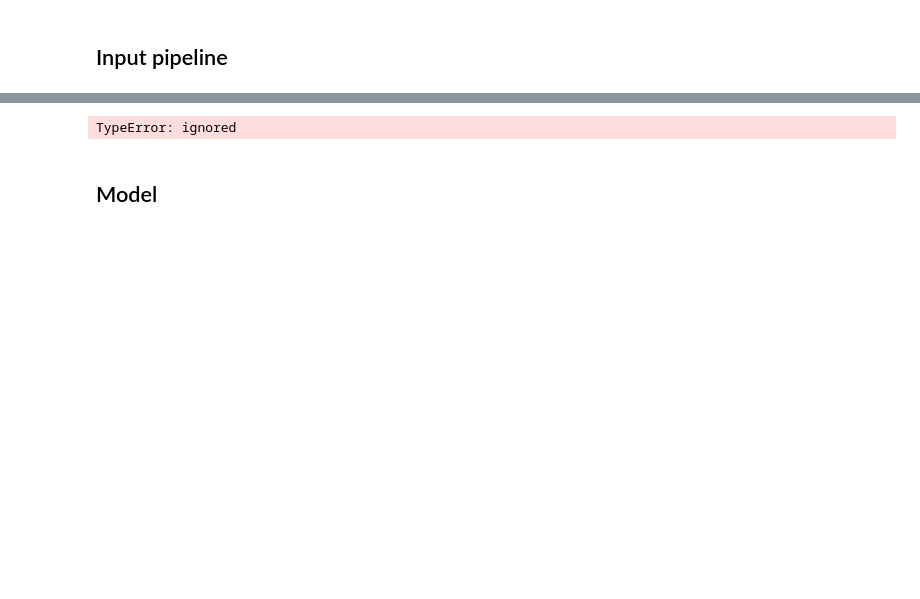
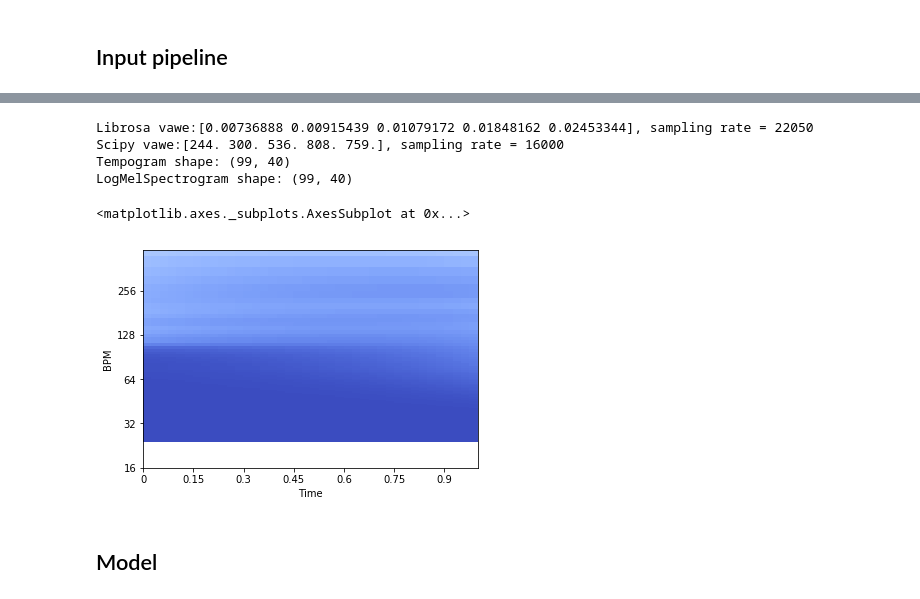
Before and after one commit to Mmiglio/SpeechRecognition, a Jupyter notebook: notebooks/Audio_features.ipynb, the cells around one changed output, grey strips where cells are left out. Drawn from its saved outputs; the diff is of its cells as text; code cells hidden in the pictures; blank space fills up the shorter version.

Commit message:
tempogram tests

```diff
--- a/notebooks/Audio_features.ipynb
+++ b/notebooks/Audio_features.ipynb
@@ -49,37 +67,53 @@ print("Version: ", tf.__version__)
 # %%
 !pip install -q librosa
 # %%
-from trainingUtils import getDataset
+from trainingUtils import getDatasetRhythm
 
 BATCH_SIZE = 32
 # Reduced trainign dataset
-NUM_EXAMPLES = 100000
+NUM_EXAMPLES = 100
 
-train_data, train_steps = getDataset(
+train_data, train_steps = getDatasetRhythm(
     df=trainDF[:NUM_EXAMPLES],
     batch_size=BATCH_SIZE,
     cache_file='train_cache',
-    shuffle=True,
-    feature='rhythm'
+    shuffle=True
 )
 
-val_data, val_steps = getDataset(
+val_data, val_steps = getDatasetRhythm(
     df=valDF,
     batch_size=BATCH_SIZE,
     cache_file='val_cache',
-    shuffle=False,
-    feature='rhythm'
+    shuffle=False
 )
 
-test_data, test_steps = getDataset(
+test_data, test_steps = getDatasetRhythm(
     df=testDF,
     batch_size=BATCH_SIZE,
     cache_file='test_cache',
-    shuffle=False,
-    feature='rhythm'
+    shuffle=False
 )
-# %% [output]
-TypeError: ignored
+# %%
+from trainingUtils import _loadLibrosa, _loadWavs, _rhythm, _logMelFilterbank
+from librosa.display import specshow
+
+vaweLibrosa, sr = _loadLibrosa(testDF.files[0])
+vaweScipy = _loadWavs(testDF.files[0])
+print('Librosa vawe:{}, sampling rate = {}'.format(vaweLibrosa[:5], len(vaweLibrosa)))
+print('Scipy vawe:{}, sampling rate = {}'.format(vaweScipy[:5], len(vaweScipy)))
+fbankrhythm = _rhythm(vaweLibrosa, sr, 552)
+fbanklogmel = _logMelFilterbank(vaweScipy, 40)
+print('Tempogram shape: ({}, {})'.format(len(fbankrhythm), len(fbankrhythm[0])))
+print('LogMelSpectrogram shape: ({}, {})'.format(len(fbanklogmel), len(fbanklogmel[0])))
+
+specshow(fbankrhythm, sr=sr, hop_length=552, x_axis='time', y_axis='tempo')
+# %% [output]
+Librosa vawe:[0.00736888 0.00915439 0.01079172 0.01848162 0.02453344], sampling rate = 22050
+Scipy vawe:[244. 300. 536. 808. 759.], sampling rate = 16000
+Tempogram shape: (99, 40)
+LogMelSpectrogram shape: (99, 40)
+<matplotlib.axes._subplots.AxesSubplot at 0x...>
+[figure, added]
 # %% [markdown]
 ## Model
 # %%
```
Also changed, not shown: parts of 15 cells of this notebook.
